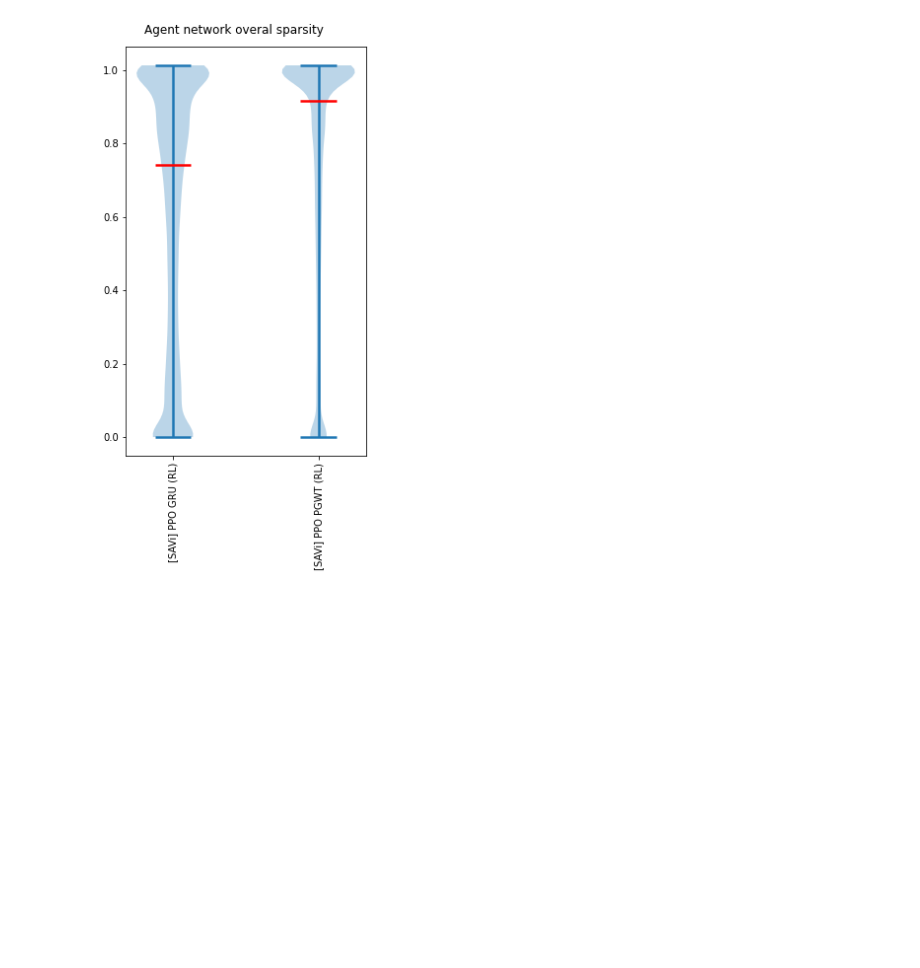
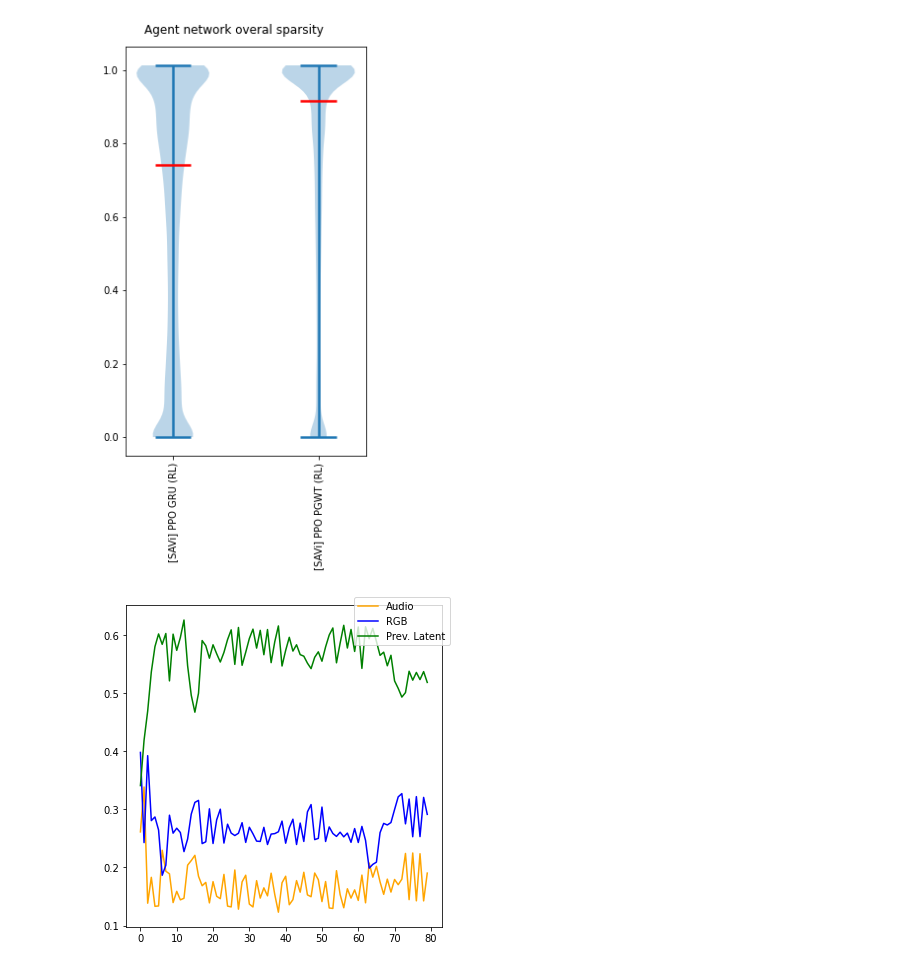
Before and after one commit to arayabrain/multimodal-global-workspace-agent, a Jupyter notebook: ppo/rsa_analysis.ipynb, the cells around one changed output. Cells and saved outputs as stored; diff of their text form; code cells hidden in the pictures; blank space fills up the shorter version.

```diff
--- a/ppo/rsa_analysis.ipynb
+++ b/ppo/rsa_analysis.ipynb
@@ -1204,3 +1298,24 @@ fig.show()
 [figure]
 [figure]
 [figure]
+# %%
+
+%matplotlib inline
+import matplotlib.pyplot as plt
+
+fig, ax = plt.subplots(1,1, figsize=(5,5))
+ep_length = AGENT_FEATURES["ppo_pgwt__rl__SAVi"]["state_encoder.ca.mha"][1].shape[0]
+x = np.arange(ep_length)
+
+MOD_AXIS_TO_NAME = {0: "Audio", 1: "RGB", 2: "Prev. Latent" }
+MOD_AXIS_TO_COLOR = { 0: "orange", 1: "blue", 2: "green" }
+
+for mod_axis in range(3):
+    ax.plot(x, AGENT_FEATURES["ppo_pgwt__rl__SAVi"]["state_encoder.ca.mha"][1].mean(1)[:, mod_axis],
+            label=MOD_AXIS_TO_NAME[mod_axis],
+            color=MOD_AXIS_TO_COLOR[mod_axis])
+fig.legend()
+fig.tight_layout()
+fig.show()
+# %% [output]
+[figure, added]
```
Also changed, not shown: parts of 9 cells of this notebook.
